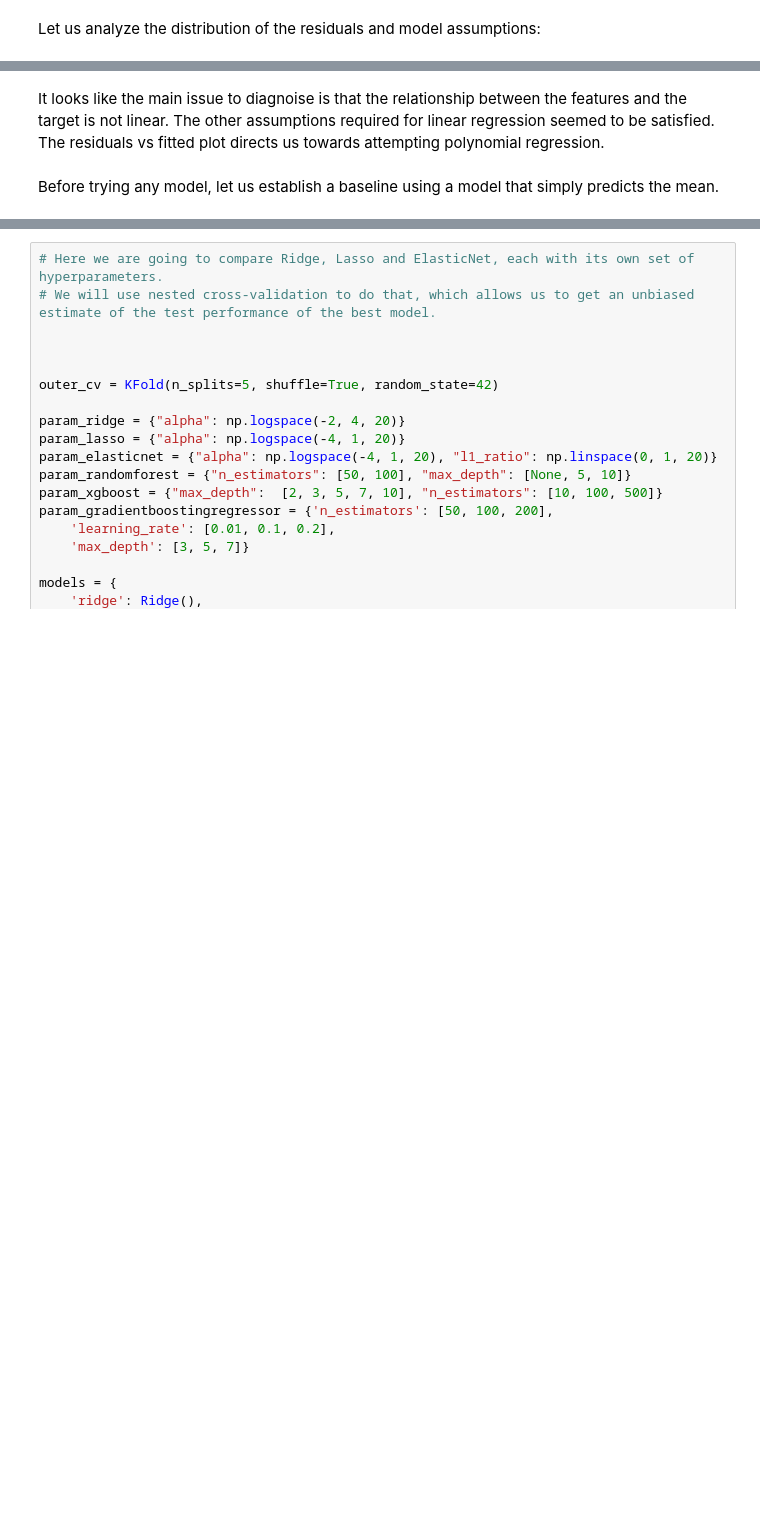
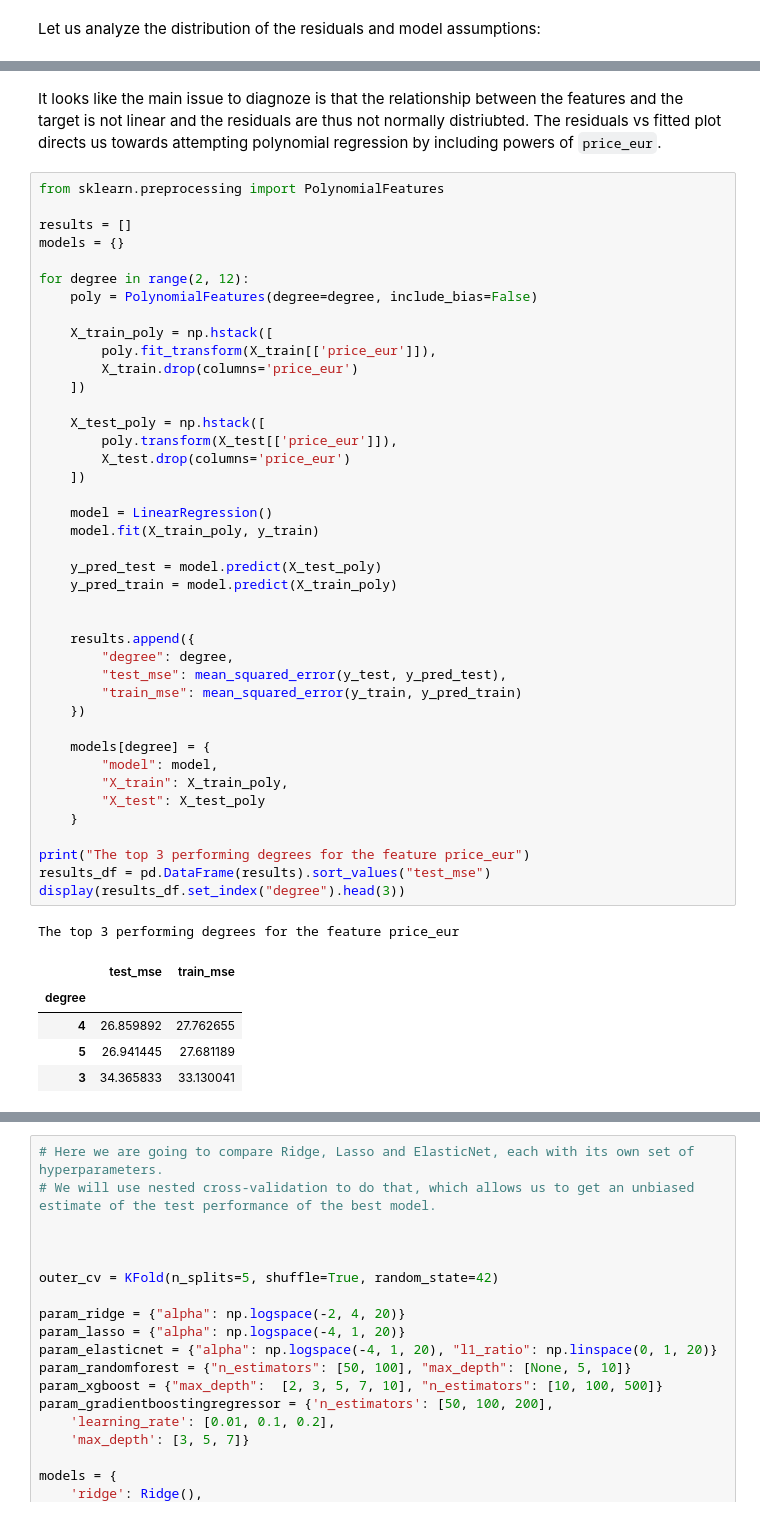
Before and after one commit to tomabrihacescu/return_rate_ecommerce_platform, a Jupyter notebook: draft1.ipynb, the cells around one changed output, grey strips where cells are left out. Saved outputs shown, nothing was run; the diff lists cells and outputs as text; blank space fills up the shorter version.

```diff
--- a/draft1.ipynb
+++ b/draft1.ipynb
@@ -417,4 +413,50 @@ Test - Mean: -0.197922, Std: 10.5737
 # %% [markdown]
-It looks like the main issue to diagnoise is that the relationship between the features and the target is not linear. The other assumptions required for linear regression seemed to be satisfied. The residuals vs fitted plot directs us towards attempting polynomial regression.
+It looks like the main issue to diagnoze is that the relationship between the features and the target is not linear and the residuals are thus not normally distriubted. The residuals vs fitted plot directs us towards attempting polynomial regression by including powers of `price_eur`.
-# %% [markdown]
-Before trying any model, let us establish a baseline using a model that simply predicts the mean.
+# %%
+from sklearn.preprocessing import PolynomialFeatures
+
+results = []
+models = {}
+
+for degree in range(2, 12):
+    poly = PolynomialFeatures(degree=degree, include_bias=False)
+
+    X_train_poly = np.hstack([
+        poly.fit_transform(X_train[['price_eur']]),
+        X_train.drop(columns='price_eur')
+    ])
+
+    X_test_poly = np.hstack([
+        poly.transform(X_test[['price_eur']]),
+        X_test.drop(columns='price_eur')
+    ])
+
+    model = LinearRegression()
+    model.fit(X_train_poly, y_train)
+
+    y_pred_test = model.predict(X_test_poly)
+    y_pred_train = model.predict(X_train_poly)
+
+
+    results.append({
+        "degree": degree,
+        "test_mse": mean_squared_error(y_test, y_pred_test),
+        "train_mse": mean_squared_error(y_train, y_pred_train)
+    })
+
+    models[degree] = {
+        "model": model,
+        "X_train": X_train_poly,
+        "X_test": X_test_poly
+    }
+
+print("The top 3 performing degrees for the feature price_eur")
+results_df = pd.DataFrame(results).sort_values("test_mse")
+display(results_df.set_index("degree").head(3))
+# %% [output]
+The top 3 performing degrees for the feature price_eur
+|  | test_mse | train_mse |
+| degree |  |  |
+| 4 | 26.859892 | 27.762655 |
+| 5 | 26.941445 | 27.681189 |
+| 3 | 34.365833 | 33.130041 |
```
Also changed, not shown: parts of 7 cells of this notebook, 2 other files.
